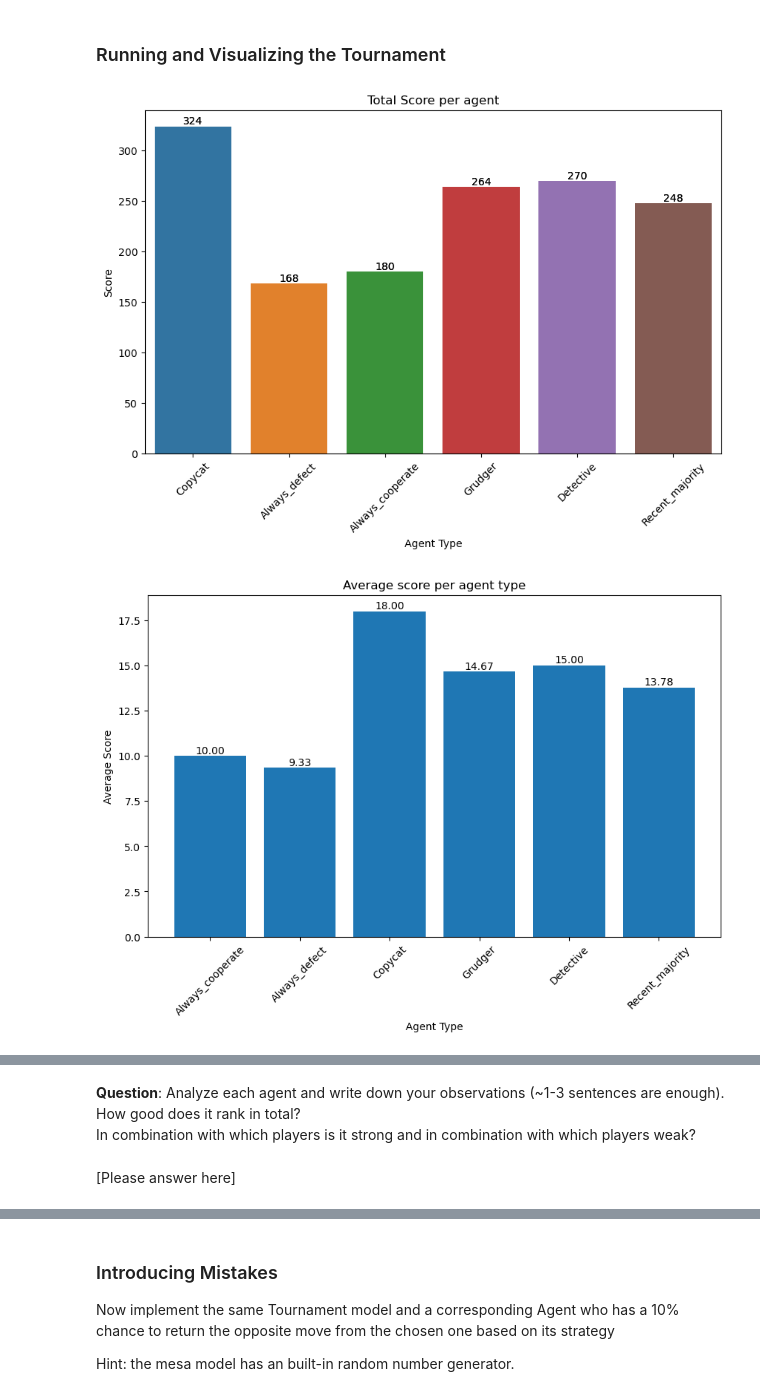
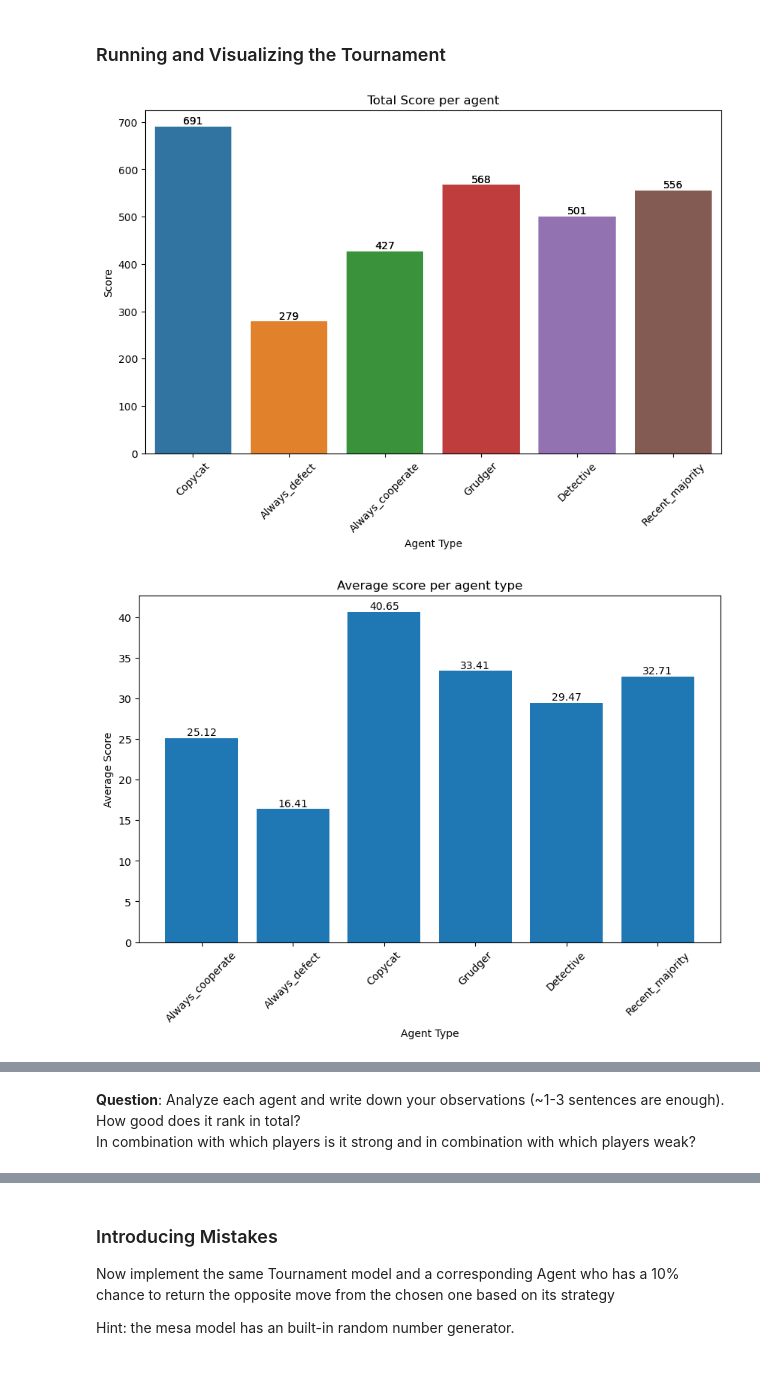
Before and after one commit to orbanpetra/CompSocSys, a Jupyter notebook: Assignment1-4 (1).ipynb, the cells around one changed output, grey strips where cells are left out. Drawn from its saved outputs; the diff is of its cells as text; code cells hidden in the pictures.

```diff
--- a/Assignment1-4 (1).ipynb
+++ b/Assignment1-4 (1).ipynb
@@ -517,7 +518,7 @@ def plot_total_score_per_agent(data: pd.DataFrame):
 
     ax = sns.barplot(data=df, x="Agent Type", y="Score", hue="Agent Type")
     for container in ax.containers:
-        ax.bar_label(container, fontsize=10)
+        ax.bar_label(container, fontsize=10, fmt="%.0f")
 
     plt.show()
 
@@ -545,11 +546,11 @@ def plot_average_score_per_agent_type(data: pd.DataFrame):
     for bar in bars:
         height = bar.get_height()
         plt.text(
-            bar.get_x() + bar.get_width() / 2,  # X position: center of the bar
-            height + 0.01,                      # Y position: slightly above the bar
-            f'{height:.2f}',                    # <--- This is the required 's' argument
-            ha='center',                        # Horizontal alignment
-            va='bottom'                         # Vertical alignment
+            bar.get_x() + bar.get_width() / 2,
+            height + 0.01,
+            f'{height:.2f}',
+            ha='center',
+            va='bottom'
     )
 
     plt.show()
@@ -573,26 +574,26 @@ def plot_heatmap_average(data: pd.DataFrame):
 # %%
 # Config determining what and how many agents with the corresponding strategy are created
 agent_config: dict[str, int] = {
     "Copycat": 3,
-    "Always_defect": 4,
+    "Always_defect": 3,
     "Always_cooperate": 3,
-    "Grudger": 2,
-    "Detective": 4,
+    "Grudger": 3,
+    "Detective": 3,
     "Recent_majority": 3
 }
 
 # Running the model and plotting the relevant information
-ROUNDS = 12
+ROUNDS = 25
 model = TournamentModel(agent_config=agent_config, n_rounds=ROUNDS)
 model.run_model()
 
-data = model.datacollector.get_model_vars_dataframe()
+data1 = model.datacollector.get_model_vars_dataframe()
 
-plot_total_score_per_agent(data)
-plot_average_score_per_agent_type(data)
-plot_heatmap_average(data)
+plot_total_score_per_agent(data1)
+plot_average_score_per_agent_type(data1)
+plot_heatmap_average(data1)
 
 #OPTIONAL - try different model parameters and/or visualizations
 # %% [output]
-[figure, old version]
+[figure, new version]
-[figure, old version]
+[figure, new version]
@@ -601,5 +602,3 @@ plot_heatmap_average(data)
 **Question**: Analyze each agent and write down your observations (~1-3 sentences are enough).\
 How good does it rank in total?\
 In combination with which players is it strong and in combination with which players weak?
-# %% [markdown]
-\[Please answer here\]
```
Also changed, not shown: parts of 13 cells of this notebook.
